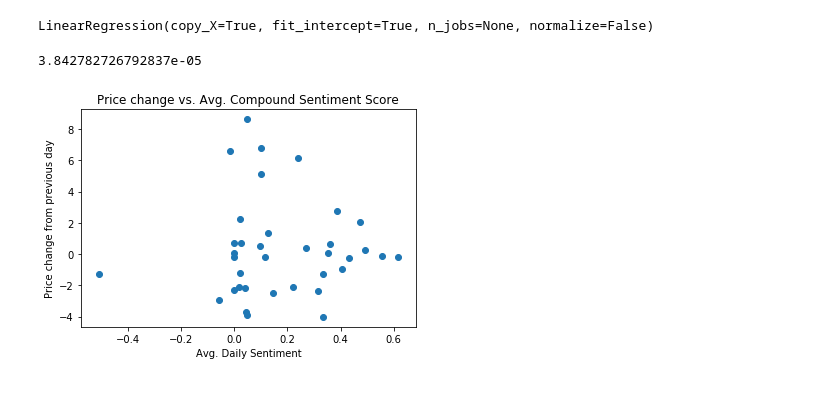
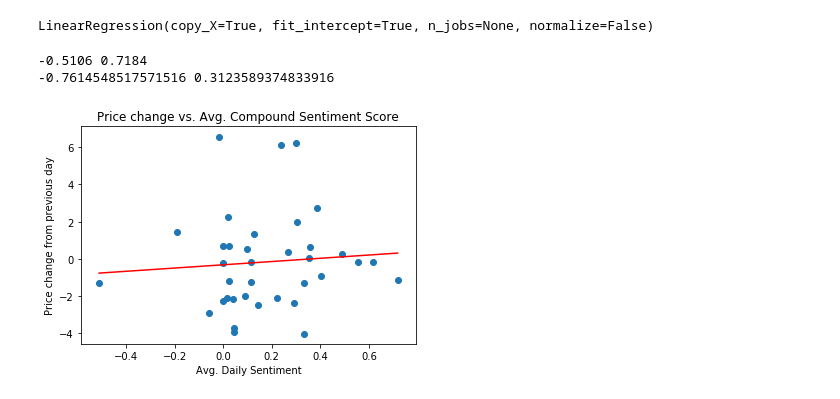
Before and after one commit to KevinKillman/Predicting-stock-prices-using-sentiment-analysis, a Jupyter notebook: test-env/Code/twitter_test.ipynb, the cells around one changed output. Drawn from its saved outputs; the diff is of its cells as text; code cells hidden in the pictures.

```diff
--- a/test-env/Code/twitter_test.ipynb
+++ b/test-env/Code/twitter_test.ipynb
@@ -214,18 +214,30 @@ y_scaled = y_scaler.transform(y)
 model.fit(X_scaled, y_scaled)
 # %% [output]
 LinearRegression(copy_X=True, fit_intercept=True, n_jobs=None, normalize=False)
-# %%
-model.score(X_scaled,y_scaled)
-# %% [output]
-3.842782726792837e-05
+# %%
+
+model.fit(X,y)
+y_int = model.intercept_[0]
+slope = model.coef_[0][0]
+x_min = X.min()
+x_max = X.max()
+y_min = y_int + slope * x_min
+y_max = y_int + slope * x_max
+print(x_min, x_max)
+print(y_min, y_max)
+# %% [output]
+-0.5106 0.7184
+-0.7614548517571516 0.3123589374833916
 # %%
+plt.plot([x_min, x_max],[y_min, y_max],c='red')
 plt.scatter(X,y)
+
 plt.title('Price change vs. Avg. Compound Sentiment Score')
 plt.xlabel('Avg. Daily Sentiment')
 plt.ylabel('Price change from previous day')
 plt.savefig("../../static/pics/scatter.png")
 # %% [output]
-[figure, old version]
+[figure, new version]
 # %%
 classy_list = []
 for index,row in master.iterrows():
```
Also changed, not shown: parts of 9 cells of this notebook, 6 other files.
